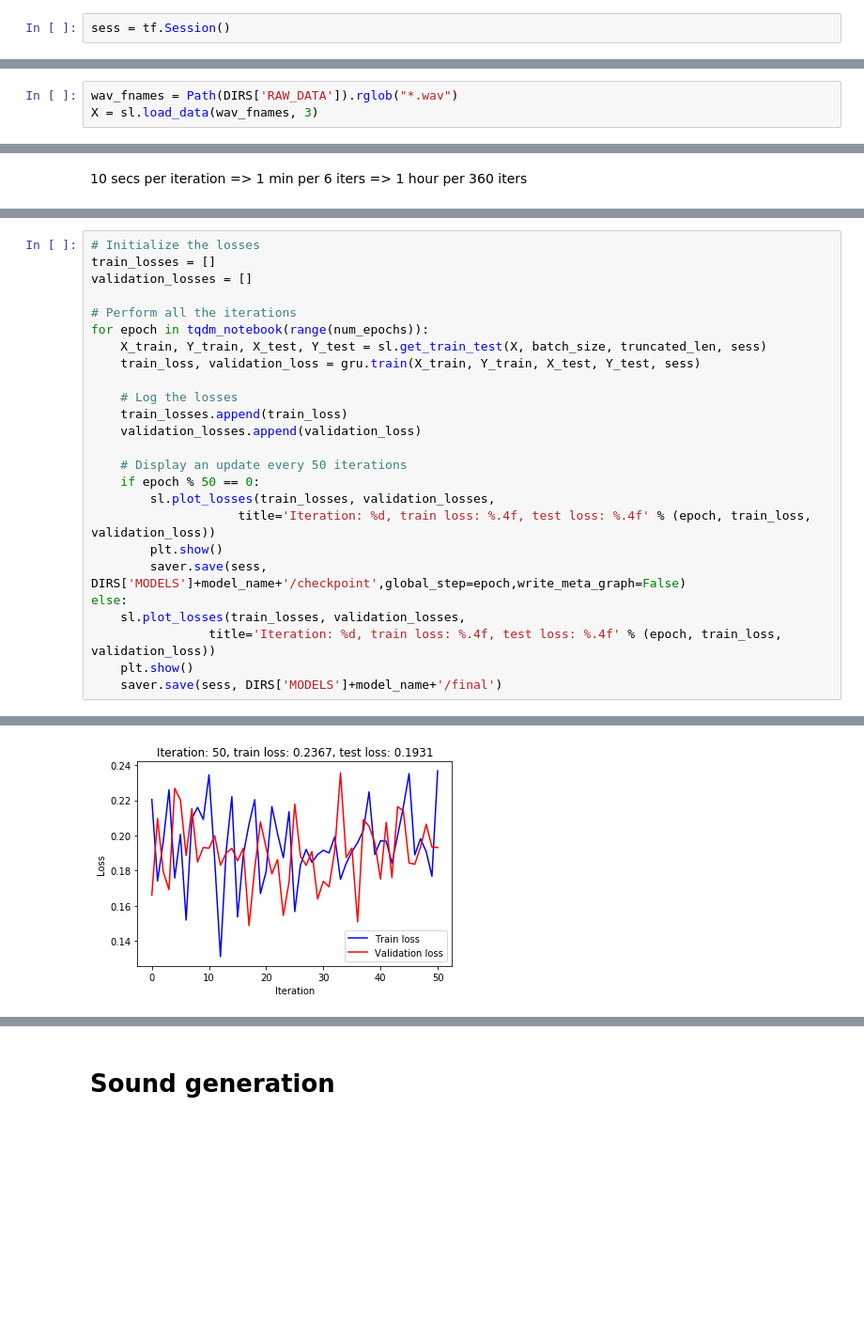
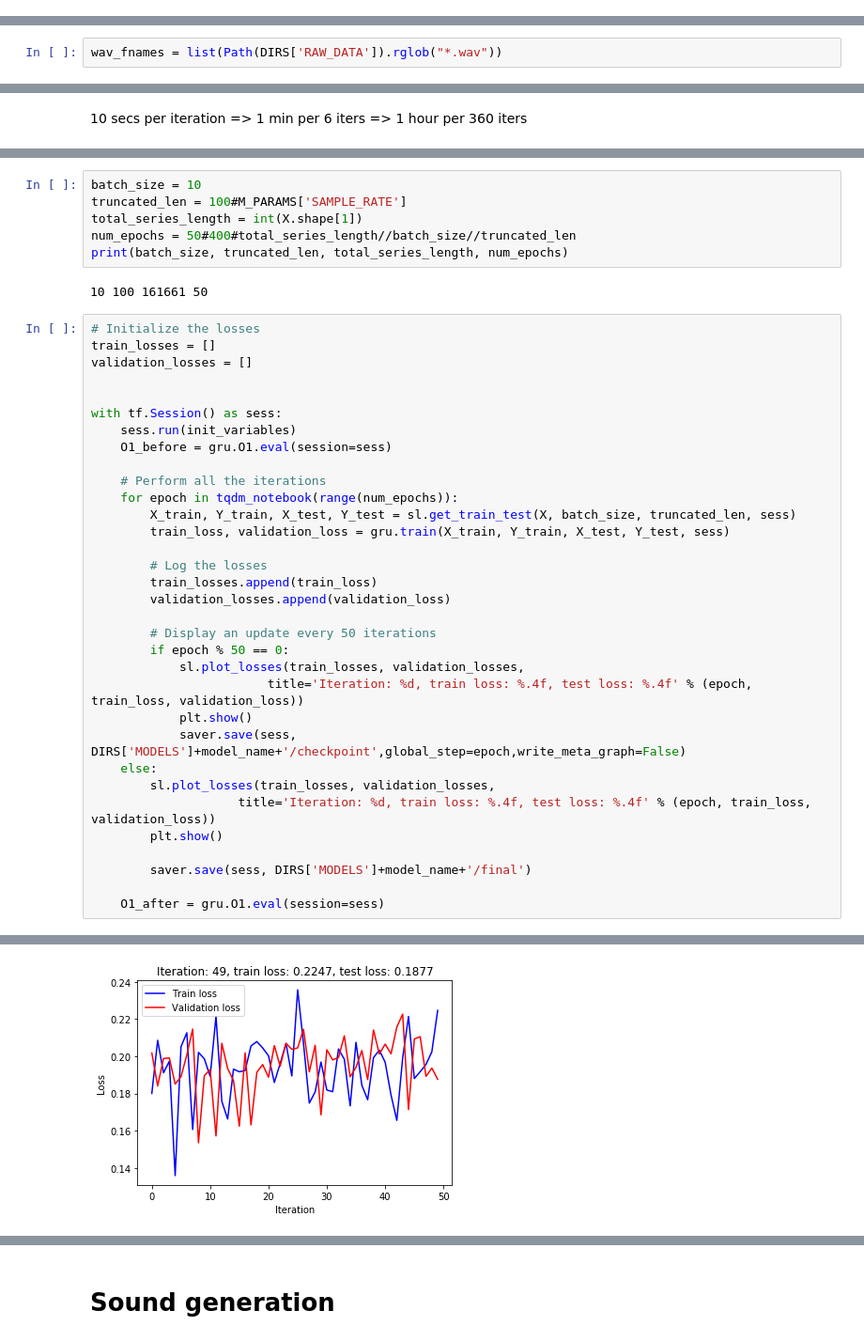
Before and after one commit to EgorDudyrev/Speach_Synthesizer, a Jupyter notebook: notebooks/ed-2019.04.23-Refactor_model.ipynb, the cells around one changed output, grey strips where cells are left out. Shown at 94% size. Cells and saved outputs as stored; diff of their text form; blank space fills up the shorter version.

Commit message:
Fix Model saving

```diff
--- a/notebooks/ed-2019.04.23-Refactor_model.ipynb
+++ b/notebooks/ed-2019.04.23-Refactor_model.ipynb
@@ -19,8 +21,6 @@ if PARENT_DIR not in sys.path:
 
 try: importlib.reload(sl)
 except: import synt_lib as sl
-# %%
-sess = tf.Session()
 # %%
 DIRS = sl.get_dirs(parent_dir=PARENT_DIR)
 M_PARAMS = sl.get_model_params()
@@ -35,5 +209,4 @@ nbits = int(np.log2(quant))
 * cv-valid-dev: 8152
 * cv-valid-test: 7990
 # %%
-wav_fnames = Path(DIRS['RAW_DATA']).rglob("*.wav")
-X = sl.load_data(wav_fnames, 3)
+wav_fnames = list(Path(DIRS['RAW_DATA']).rglob("*.wav"))
@@ -219,27 +236,43 @@ saver.save(sess, DIRS['MODELS']+model_name+'/first_checkpoint')
+# %%
+batch_size = 10
+truncated_len = 100#M_PARAMS['SAMPLE_RATE']
+total_series_length = int(X.shape[1])
+num_epochs = 50#400#total_series_length//batch_size//truncated_len
+print(batch_size, truncated_len, total_series_length, num_epochs)
+# %% [output]
+10 100 161661 50
 # %%
 # Initialize the losses
 train_losses = []
 validation_losses = []
 
-# Perform all the iterations
-for epoch in tqdm_notebook(range(num_epochs)):
-    X_train, Y_train, X_test, Y_test = sl.get_train_test(X, batch_size, truncated_len, sess)
-    train_loss, validation_loss = gru.train(X_train, Y_train, X_test, Y_test, sess)
 
-    # Log the losses
-    train_losses.append(train_loss)
-    validation_losses.append(validation_loss)
+with tf.Session() as sess:
+    sess.run(init_variables)
+    O1_before = gru.O1.eval(session=sess)
 
-    # Display an update every 50 iterations
-    if epoch % 50 == 0:
+    # Perform all the iterations
+    for epoch in tqdm_notebook(range(num_epochs)):
+        X_train, Y_train, X_test, Y_test = sl.get_train_test(X, batch_size, truncated_len, sess)
+        train_loss, validation_loss = gru.train(X_train, Y_train, X_test, Y_test, sess)
+
+        # Log the losses
+        train_losses.append(train_loss)
+        validation_losses.append(validation_loss)
+
+        # Display an update every 50 iterations
+        if epoch % 50 == 0:
+            sl.plot_losses(train_losses, validation_losses,
+                        title='Iteration: %d, train loss: %.4f, test loss: %.4f' % (epoch, train_loss, validation_loss))
+            plt.show()
+            saver.save(sess, DIRS['MODELS']+model_name+'/checkpoint',global_step=epoch,write_meta_graph=False)
+    else:
         sl.plot_losses(train_losses, validation_losses,
                     title='Iteration: %d, train loss: %.4f, test loss: %.4f' % (epoch, train_loss, validation_loss))
         plt.show()
-        saver.save(sess, DIRS['MODELS']+model_name+'/checkpoint',global_step=epoch,write_meta_graph=False)
-else:
-    sl.plot_losses(train_losses, validation_losses,
-                title='Iteration: %d, train loss: %.4f, test loss: %.4f' % (epoch, train_loss, validation_loss))
-    plt.show()
-    saver.save(sess, DIRS['MODELS']+model_name+'/final')
+
+        saver.save(sess, DIRS['MODELS']+model_name+'/final')
+
+    O1_after = gru.O1.eval(session=sess)
 # %% [output]
 [interactive output not drawn]
@@ -247 +280 @@ else:
-[figure, old version]
+[figure, new version]
```
Also changed, not shown: parts of 28 cells of this notebook, 2 other files.
